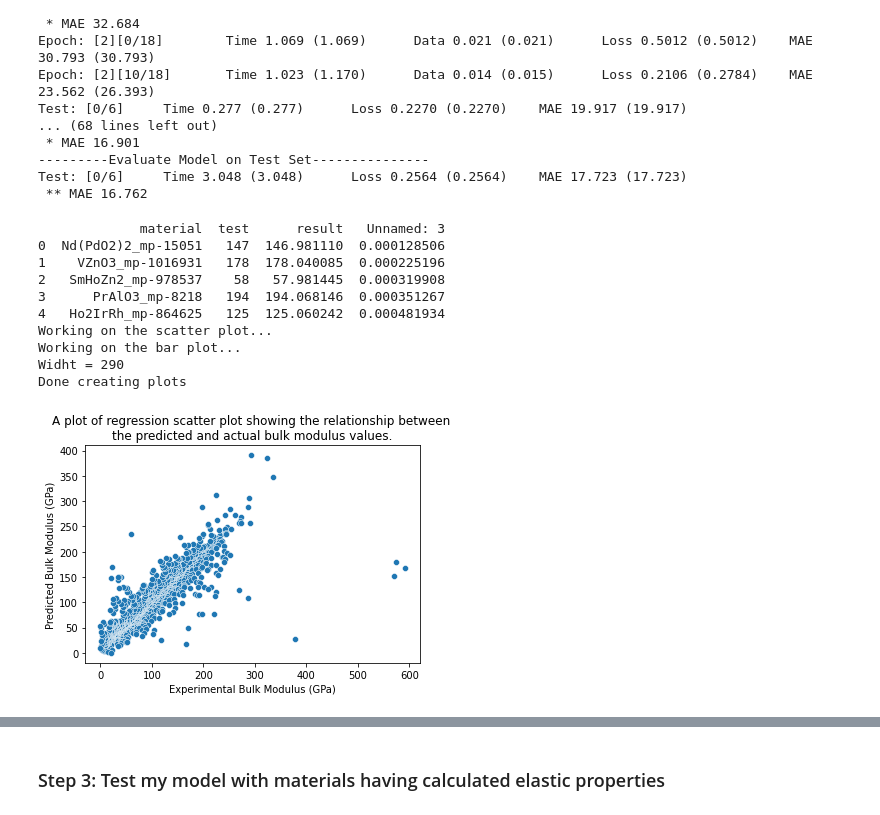
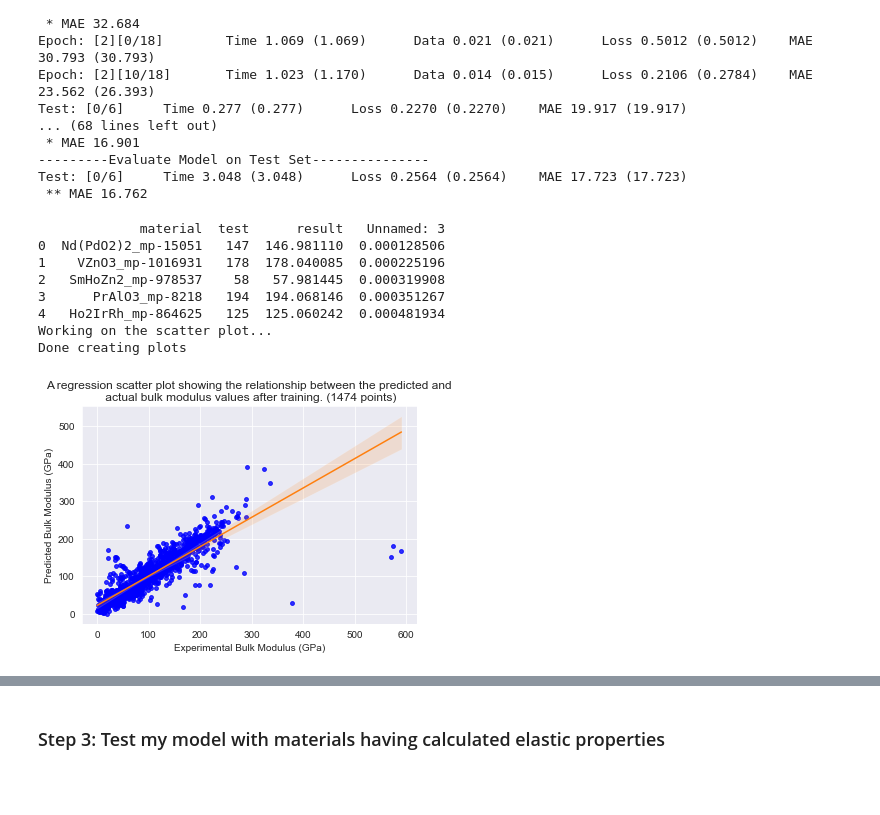
Before and after one commit to ayieko168/Ternary-Metal-Nitrides-Research, a Jupyter notebook: src/transformer_trial3.ipynb, the cells around one changed output, grey strips where cells are left out. Saved outputs shown, nothing was run; the diff lists cells and outputs as text; code cells hidden in the pictures; blank space fills up the shorter version.

```diff
--- a/src/transformer_trial3.ipynb
+++ b/src/transformer_trial3.ipynb
@@ -157,46 +157,51 @@ Test: [0/6]     Time 0.277 (0.277)      Loss 0.2270 (0.2270)    MAE 19.917 (19.9
 Test: [0/6]     Time 3.048 (3.048)      Loss 0.2564 (0.2564)    MAE 17.723 (17.723)
  ** MAE 16.762
 # %%
-result_file = os.path.join(ROOT_DIR, "src/test_results.csv")
+# result_file = os.path.join(ROOT_DIR, "src/test_results.csv")
+result_file = os.path.join(ROOT_DIR, "src/test_results_publish.csv")
 
 df = pd.read_csv(result_file)
 
 df.dropna(subset=['material'], inplace=True)
 
 print(df.head())
 
 ## Plot the scatter plot
 print(f"Working on the scatter plot...")
 color_dict = dict({'test':'brown',
                   'result':'green'})
-ax = sb.scatterplot(x="test", y="result", data=df, palette=color_dict, legend='full')
-ax.set_title("A plot of regression scatter plot showing the relationship between \nthe predicted and actual bulk modulus values.")
+
+sb.set_style("darkgrid")
+ax = sb.regplot(x='test', y='result', data=df, line_kws={"color": "C1", 'linewidth': 1.5}, scatter_kws={'color': 'blue', 's': 15})
+# ax = sb.scatterplot(x="test", y="result", data=df, palette=color_dict, legend='full')
+ax.set_title(f"A regression scatter plot showing the relationship between the predicted and\n actual bulk modulus values after training. ({len(df)} points)")
 ax.set_xlabel("Experimental Bulk Modulus (GPa)")
 ax.set_ylabel("Predicted Bulk Modulus (GPa)")
 
 
+
+# ax2 = sb.lmplot(x='test', y='result', data=df, line_kws={"color": "C1"}, scatter_kws={'color': 'green', 's': 15})
+
 ## Plot the bar plot
-df = df[:150]
-print(f"Working on the bar plot...")
-width = int((len(CANDIDATES_WITH) * 1) / 25.4)
-print(f"Widht = {width}")
-ax = df.plot(x="material", y=["test", "result"], kind='bar', figsize=(width, 22),
-                title=f"Results of a CGCNN Model predictions on the Bulk Modulus of various Ternery Metal Nitrides. [Epochs={EPOCHS}, TOTAL-DATASET={len(CANDIDATES_WITH)}, Train-Validation-Test_Ratios=6:2:2]",
-                )
+# df = df[:150]
+# print(f"Working on the bar plot...")
+# width = int((len(CANDIDATES_WITH) * 1) / 25.4)
+# print(f"Widht = {width}")
+# ax = df.plot(x="material", y=["test", "result"], kind='bar', figsize=(width, 22),
+#                 title=f"Results of a CGCNN Model predictions on the Bulk Modulus of various Ternery Metal Nitrides. [Epochs={EPOCHS}, TOTAL-DATASET={len(CANDIDATES_WITH)}, Train-Validation-Test_Ratios=6:2:2]",
+#                 )
 
-ax.set_xlabel("Material")
-ax.set_ylabel("Bulk Modulus (GPa)")
+# ax.set_xlabel("Material")
+# ax.set_ylabel("Bulk Modulus (GPa)")
 
 print("Done creating plots")
 # %% [output]
              material  test      result   Unnamed: 3
 0  Nd(PdO2)2_mp-15051   147  146.981110  0.000128506
 1    VZnO3_mp-1016931   178  178.040085  0.000225196
 2   SmHoZn2_mp-978537    58   57.981445  0.000319908
 3      PrAlO3_mp-8218   194  194.068146  0.000351267
 4   Ho2IrRh_mp-864625   125  125.060242  0.000481934
 Working on the scatter plot...
-Working on the bar plot...
-Widht = 290
 Done creating plots
-[figure, old version]
+[figure, new version]
```
Also changed, not shown: parts of 8 cells of this notebook, 5 other files.
